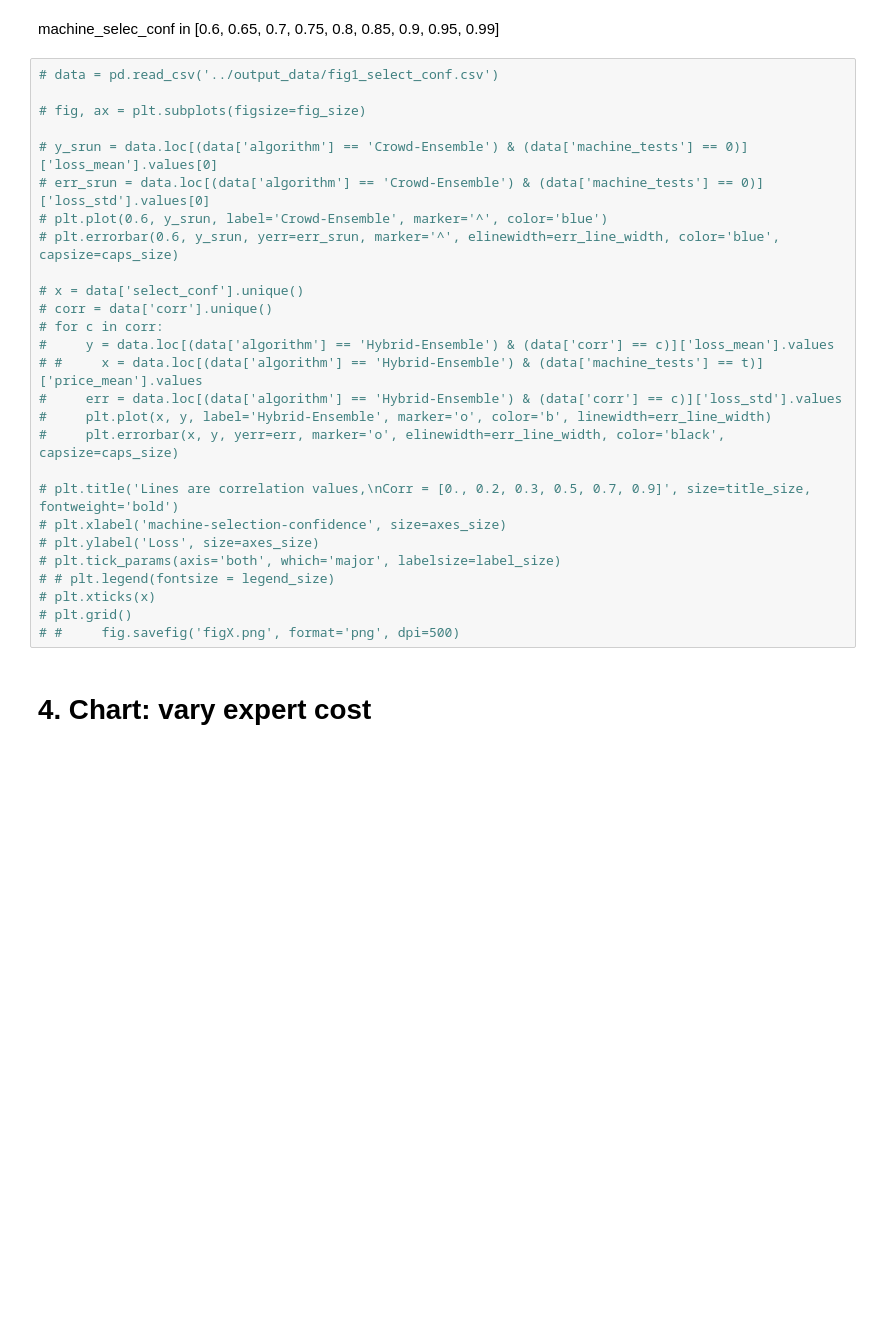
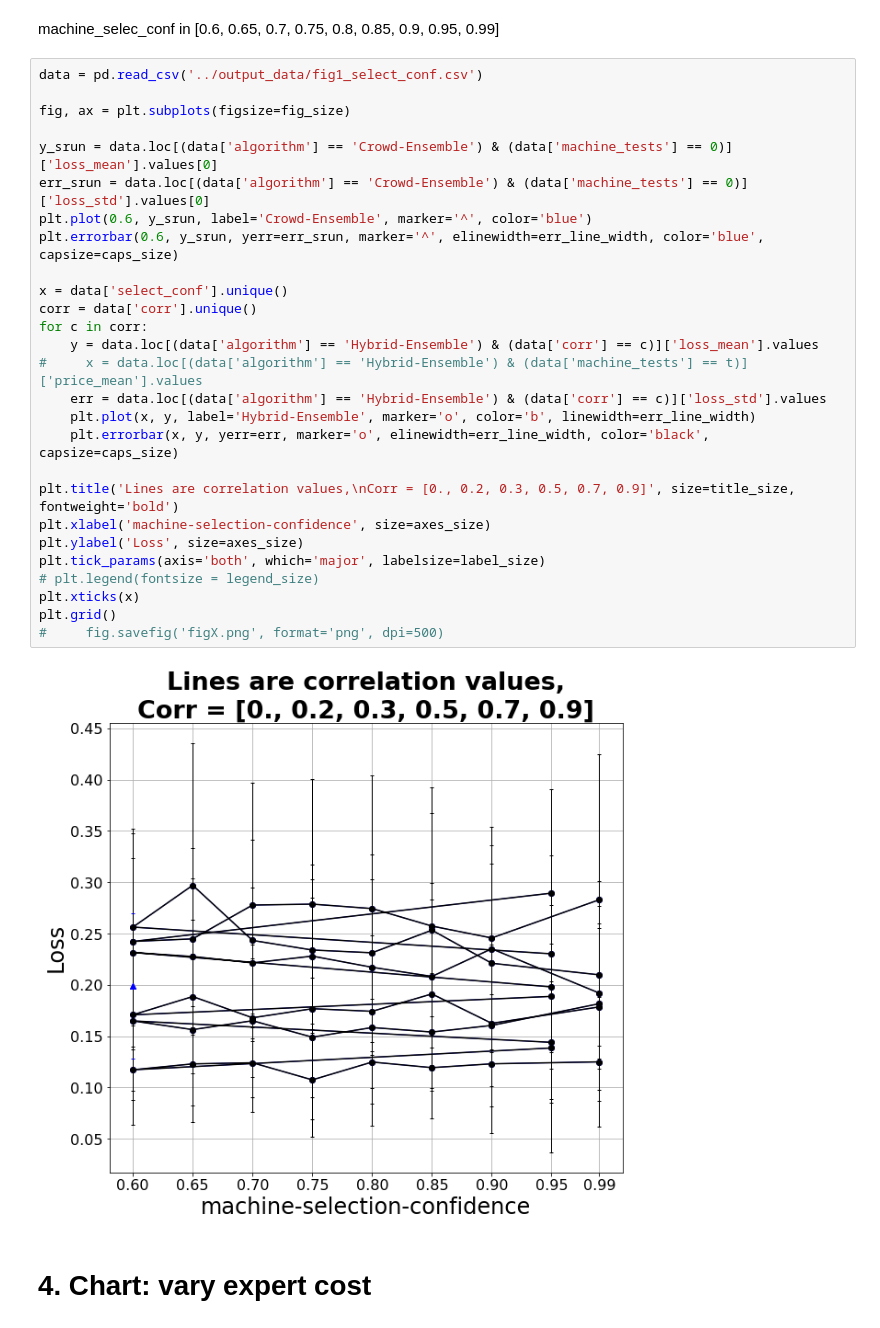
Before and after one commit to Evgeneus/crowd-machine-collaboration-for-item-screening, a Jupyter notebook: data/visualisation_scripts/ hybrid_algorithm_evaluation.ipynb, the cells around one changed output. Saved outputs shown, nothing was run; the diff lists cells and outputs as text; blank space fills up the shorter version.

```diff
--- a/data/visualisation_scripts/ hybrid_algorithm_evaluation.ipynb
+++ b/data/visualisation_scripts/ hybrid_algorithm_evaluation.ipynb
@@ -172,32 +176,34 @@ plot_chart_recall(data, title)
 # %% [markdown]
 machine_selec_conf in [0.6, 0.65, 0.7, 0.75, 0.8, 0.85, 0.9, 0.95, 0.99]
 # %%
-# data = pd.read_csv('../output_data/fig1_select_conf.csv')
+data = pd.read_csv('../output_data/fig1_select_conf.csv')
 
-# fig, ax = plt.subplots(figsize=fig_size)
+fig, ax = plt.subplots(figsize=fig_size)
 
-# y_srun = data.loc[(data['algorithm'] == 'Crowd-Ensemble') & (data['machine_tests'] == 0)]['loss_mean'].values[0]
-# err_srun = data.loc[(data['algorithm'] == 'Crowd-Ensemble') & (data['machine_tests'] == 0)]['loss_std'].values[0]
-# plt.plot(0.6, y_srun, label='Crowd-Ensemble', marker='^', color='blue')
-# plt.errorbar(0.6, y_srun, yerr=err_srun, marker='^', elinewidth=err_line_width, color='blue', capsize=caps_size)
+y_srun = data.loc[(data['algorithm'] == 'Crowd-Ensemble') & (data['machine_tests'] == 0)]['loss_mean'].values[0]
+err_srun = data.loc[(data['algorithm'] == 'Crowd-Ensemble') & (data['machine_tests'] == 0)]['loss_std'].values[0]
+plt.plot(0.6, y_srun, label='Crowd-Ensemble', marker='^', color='blue')
+plt.errorbar(0.6, y_srun, yerr=err_srun, marker='^', elinewidth=err_line_width, color='blue', capsize=caps_size)
 
-# x = data['select_conf'].unique()
-# corr = data['corr'].unique()
-# for c in corr:
-#     y = data.loc[(data['algorithm'] == 'Hybrid-Ensemble') & (data['corr'] == c)]['loss_mean'].values
-# #     x = data.loc[(data['algorithm'] == 'Hybrid-Ensemble') & (data['machine_tests'] == t)]['price_mean'].values
-#     err = data.loc[(data['algorithm'] == 'Hybrid-Ensemble') & (data['corr'] == c)]['loss_std'].values
-#     plt.plot(x, y, label='Hybrid-Ensemble', marker='o', color='b', linewidth=err_line_width)
-#     plt.errorbar(x, y, yerr=err, marker='o', elinewidth=err_line_width, color='black', capsize=caps_size)
+x = data['select_conf'].unique()
+corr = data['corr'].unique()
+for c in corr:
+    y = data.loc[(data['algorithm'] == 'Hybrid-Ensemble') & (data['corr'] == c)]['loss_mean'].values
+#     x = data.loc[(data['algorithm'] == 'Hybrid-Ensemble') & (data['machine_tests'] == t)]['price_mean'].values
+    err = data.loc[(data['algorithm'] == 'Hybrid-Ensemble') & (data['corr'] == c)]['loss_std'].values
+    plt.plot(x, y, label='Hybrid-Ensemble', marker='o', color='b', linewidth=err_line_width)
+    plt.errorbar(x, y, yerr=err, marker='o', elinewidth=err_line_width, color='black', capsize=caps_size)
 
-# plt.title('Lines are correlation values,\nCorr = [0., 0.2, 0.3, 0.5, 0.7, 0.9]', size=title_size, fontweight='bold')
-# plt.xlabel('machine-selection-confidence', size=axes_size)
-# plt.ylabel('Loss', size=axes_size)
-# plt.tick_params(axis='both', which='major', labelsize=label_size)
-# # plt.legend(fontsize = legend_size)
-# plt.xticks(x)
-# plt.grid()
-# #     fig.savefig('figX.png', format='png', dpi=500)
+plt.title('Lines are correlation values,\nCorr = [0., 0.2, 0.3, 0.5, 0.7, 0.9]', size=title_size, fontweight='bold')
+plt.xlabel('machine-selection-confidence', size=axes_size)
+plt.ylabel('Loss', size=axes_size)
+plt.tick_params(axis='both', which='major', labelsize=label_size)
+# plt.legend(fontsize = legend_size)
+plt.xticks(x)
+plt.grid()
+#     fig.savefig('figX.png', format='png', dpi=500)
+# %% [output]
+[figure, added]
 # %% [markdown]
 # 4. Chart: vary expert cost
 # %% [markdown]
```
Also changed, not shown: parts of 12 cells of this notebook, 1 other file.
